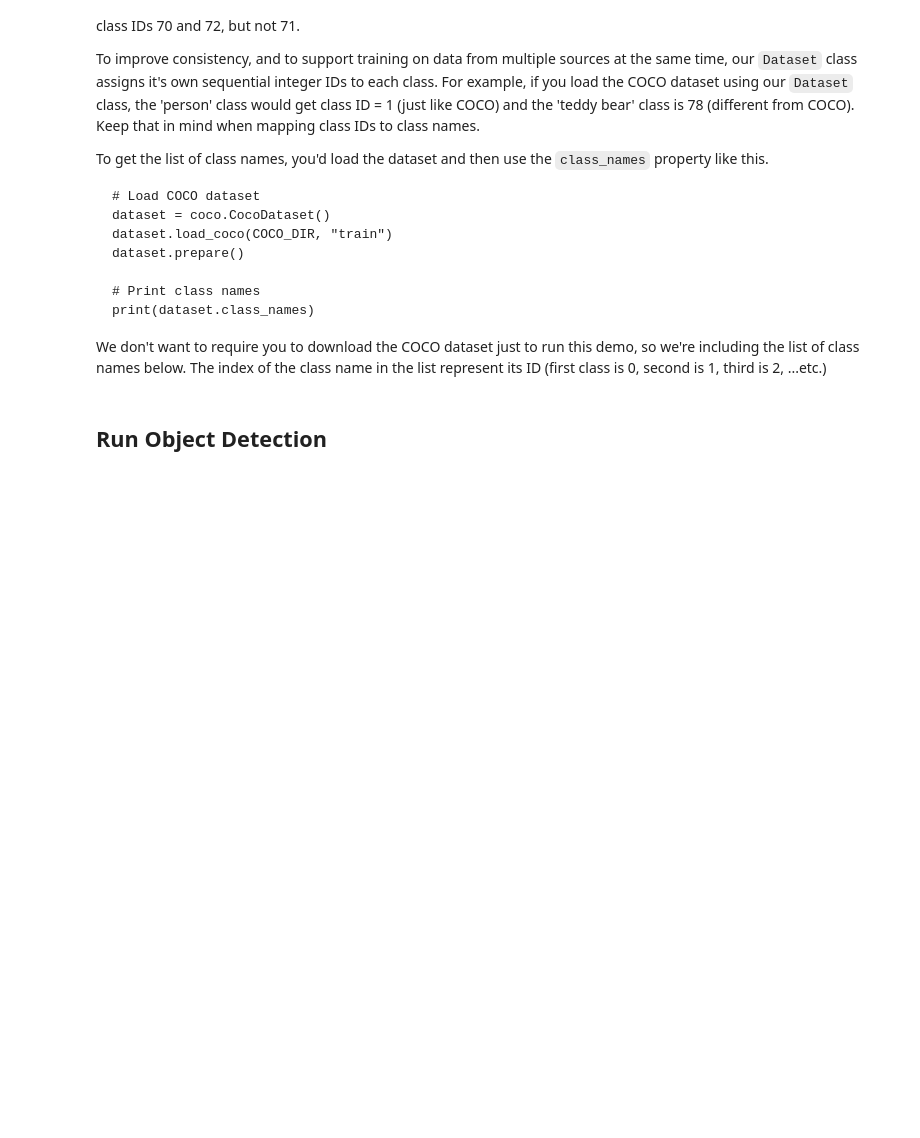
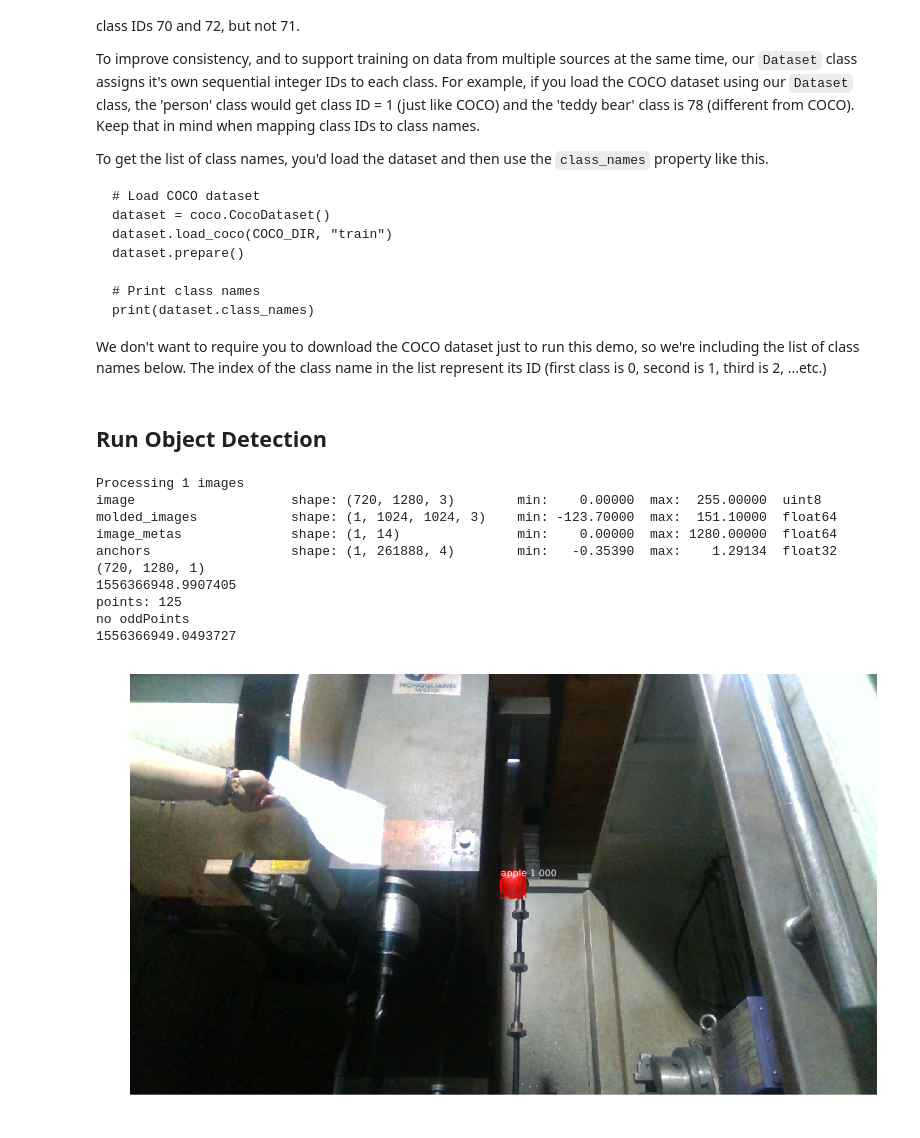
Before and after one commit to foreverben1986/Mask_RCNN, a Jupyter notebook: samples/demo.ipynb, the cells around one changed output. Saved outputs shown, nothing was run; the diff lists cells and outputs as text; code cells hidden in the pictures; blank space fills up the shorter version.

```diff
--- a/samples/demo.ipynb
+++ b/samples/demo.ipynb
@@ -31,7 +31,7 @@ import apple
 MODEL_DIR = os.path.join(ROOT_DIR, "logs")
 
 # Local path to trained weights file
-COCO_MODEL_PATH = os.path.join(ROOT_DIR, "mask_rcnn_apple_20190225.h5")
+COCO_MODEL_PATH = os.path.join(ROOT_DIR, "mask_rcnn_apple.h5")
 # Download COCO trained weights from Releases if needed
 if not os.path.exists(COCO_MODEL_PATH):
     utils.download_trained_weights(COCO_MODEL_PATH)
@@ -51,7 +53,7 @@ class InferenceConfig(apple.AppleConfig):
     # one image at a time. Batch size = GPU_COUNT * IMAGES_PER_GPU
     GPU_COUNT = 1
     IMAGES_PER_GPU = 1
-    DETECTION_MIN_CONFIDENCE = 0.4
+    DETECTION_MIN_CONFIDENCE = 0.99
 
 config = InferenceConfig()
 config.display()
@@ -91,14 +111,26 @@ class_names = ['BG', 'apple']
 # %%
 # Load a random image from the images folder
 #file_names = next(os.walk(IMAGE_DIR))[2]
 #image = skimage.io.imread(os.path.join(IMAGE_DIR, random.choice(file_names)))
 
-image = skimage.io.imread(os.path.join(IMAGE_DIR, "color_151553415904.png"))
+image = skimage.io.imread(os.path.join(IMAGE_DIR, "color_151556366646.png"))
 # Run detection
 results = model.detect([image], verbose=1)
 
 # Visualize results
 r = results[0]
 print(r['masks'].shape)
 visualize.display_instances(image, r['rois'], r['masks'], r['class_ids'],
                             class_names, r['scores'])
+# %% [output]
+Processing 1 images
+image                    shape: (720, 1280, 3)        min:    0.00000  max:  255.00000  uint8
+molded_images            shape: (1, 1024, 1024, 3)    min: -123.70000  max:  151.10000  float64
+image_metas              shape: (1, 14)               min:    0.00000  max: 1280.00000  float64
+anchors                  shape: (1, 261888, 4)        min:   -0.35390  max:    1.29134  float32
+(720, 1280, 1)
+1556366948.9907405
+points: 125
+no oddPoints
+1556366949.0493727
+[figure, added]
```
Also changed, not shown: parts of 2 cells of this notebook, 12 other files.
